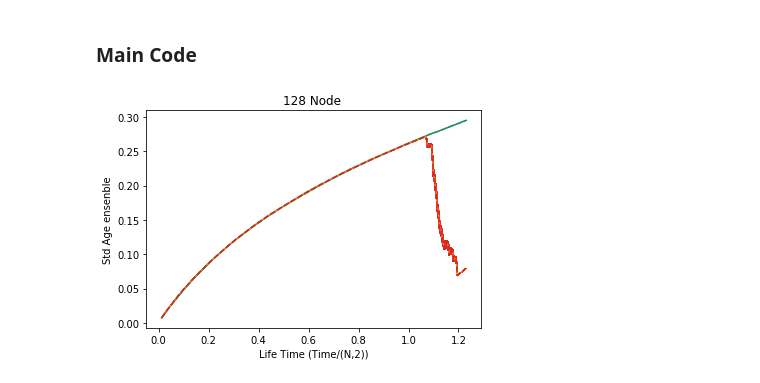
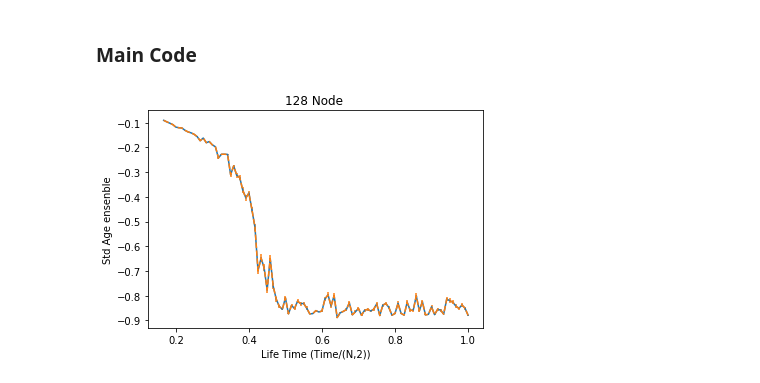
Before and after one commit to herman72/Aged-Network, a Jupyter notebook: Code/ReadData.ipynb, the cells around one changed output. Drawn from its saved outputs; the diff is of its cells as text; code cells hidden in the pictures.

```diff
--- a/Code/ReadData.ipynb
+++ b/Code/ReadData.ipynb
@@ -8,7 +8,7 @@ import matplotlib.pyplot as plt
 # %% [markdown]
 ### Variable
 # %%
-Time = np.loadtxt('/home/mohammad/Documents/Thesis/Aged-Network/Code/Output/LifeTime0.txt')
+Time = np.loadtxt('/home/mohammad/Documents/Thesis/Aged-Network/Code/Output/T16.txt')
 # %%
 Time[-1]
 # %% [output]
@@ -18,7 +18,7 @@ Sum_STD = 0
 List_Std_All = []
 for i in range(16):
     File_STD = 0
-    File_STD = np.loadtxt('/home/mohammad/Documents/Thesis/Aged-Network/Code/Output/STD'+str(i)+str(0)+'.txt')
+    File_STD = np.loadtxt('/home/mohammad/Documents/Thesis/Aged-Network/Code/Output/E16'+str(i)+'.txt')
     List_Std_All.append(File_STD)
     Sum_STD = Sum_STD + File_STD
 Sum_STD = (Sum_STD/16)
@@ -71,14 +86,14 @@ array([0.00106228, 0.00114613, 0.00118423, ..., 0.5588934 , 0.5588934 ,
 # %%
 up = 10000
 # %%
-plt.plot(Time[100:up],Sum_STD[100:up])
-plt.plot(Time[100:up],Sum_STD100[100:up])
-plt.errorbar(Time[100:up],Sum_STD[100:up],yerr = Error_Bar_STD[100:up],  fmt='--')
-plt.errorbar(Time[100:up],Sum_STD100[100:up],yerr = Error_Bar_STD100[100:up],  fmt='--')
+plt.plot(Time,Sum_STD)
+#plt.plot(Time[100:up],Sum_STD100[100:up])
+plt.errorbar(Time,Sum_STD,yerr = Error_Bar_STD,  fmt='--')
+#plt.errorbar(Time[100:up],Sum_STD100[100:up],yerr = Error_Bar_STD100[100:up],  fmt='--')
 plt.xlabel('Life Time (Time/(N,2))')
 plt.ylabel('Std Age ensenble')
 plt.title('128 Node ')
 #plt.legend('s')
 plt.savefig('2700vsBalance(128Node)- mean.png',figsize = (12,7),dpi=300)
 # %% [output]
-[figure, old version]
+[figure, new version]
```
Also changed, not shown: parts of 5 cells of this notebook, 23 other files.
